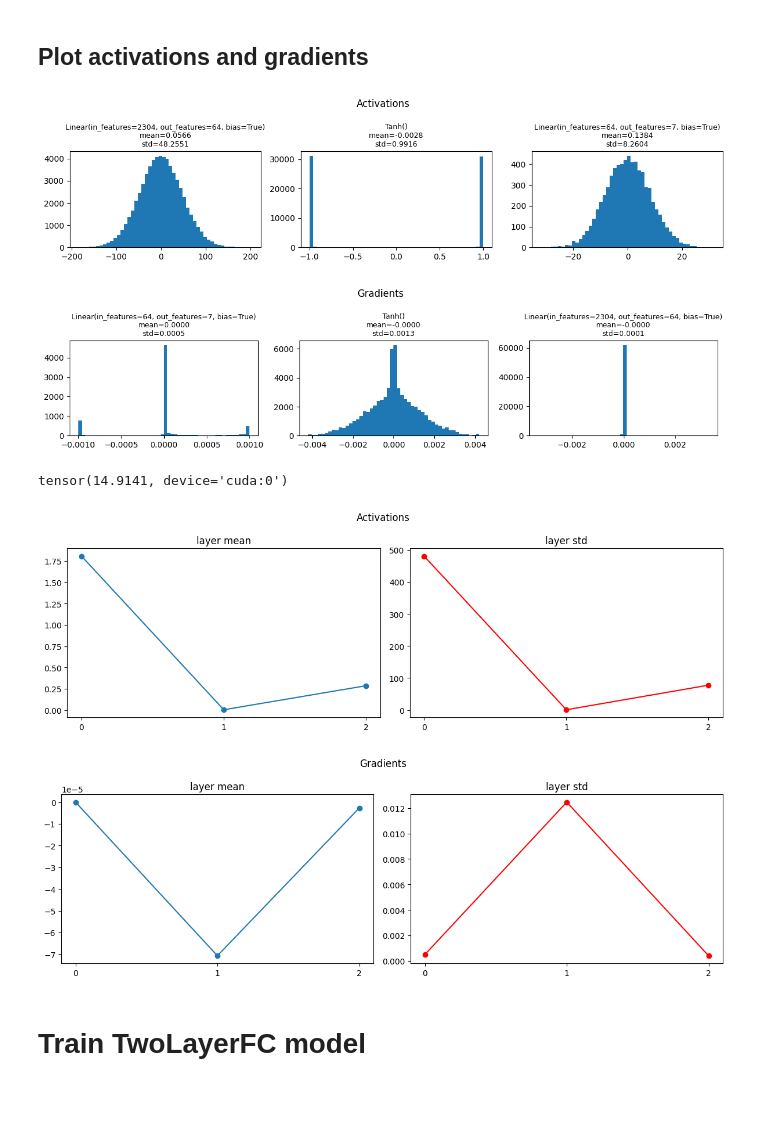
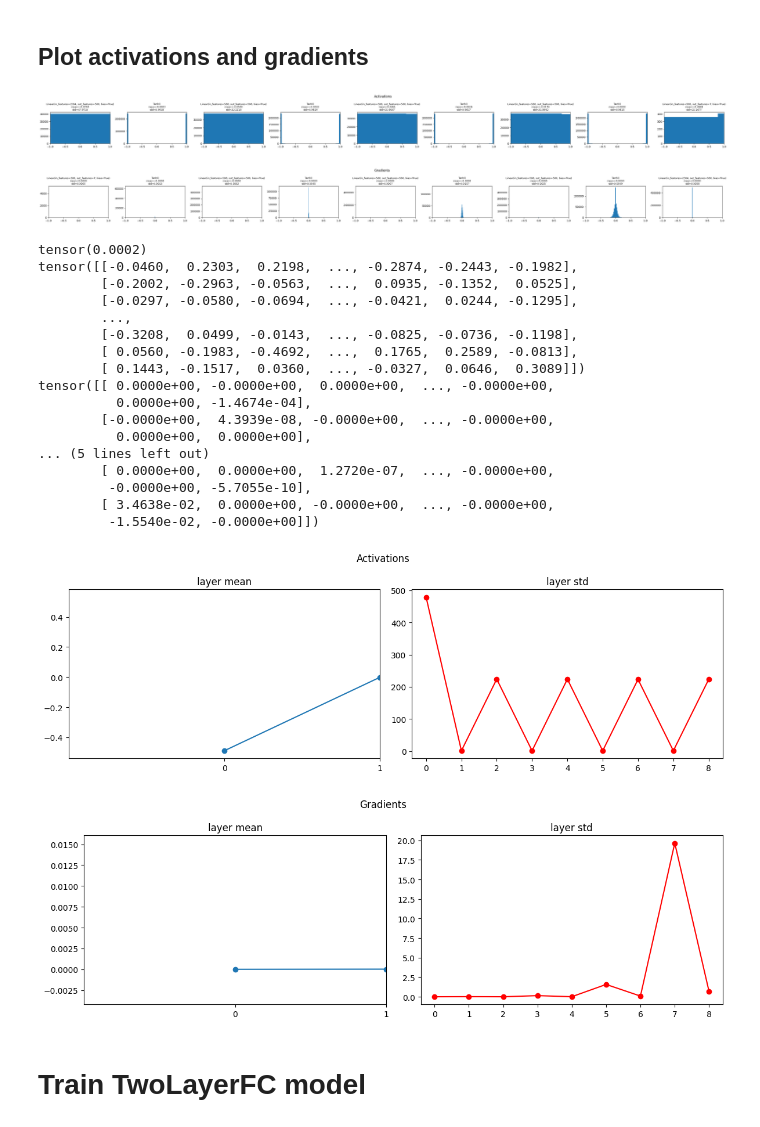
Before and after one commit to SandroBolkvadze/Facial-Expression-Recognition-Kaggle-Competition, a Jupyter notebook: facial-expression-recognition-02.ipynb, the cells around one changed output. Drawn from its saved outputs; the diff is of its cells as text; code cells hidden in the pictures; blank space fills up the shorter version.

```diff
--- a/facial-expression-recognition-02.ipynb
+++ b/facial-expression-recognition-02.ipynb
@@ -360,7 +362,7 @@ class MultiLayerFC(nn.Module):
       self.dropout = nn.Dropout(dropout_p)
 
     # Init weights & biases
-    weights_init = config.get('weight_init', partial(nn.init.kaiming_normal_, nonlinearity='relu'))
+    weights_init = config.get('weights_init', partial(nn.init.kaiming_normal_, nonlinearity='relu'))
 
     for fc_layer in self.fc_layers.values():
       weights_init(fc_layer.weight)
@@ -459,12 +461,12 @@ def get_gradient(layer_name, gradients):
 ## Attach hooks to model
 # %%
 # Create model
-model = TwoLayerFC(
-    48*48, 64, 7,
+model = MultiLayerFC(
+    48*48, [500, 500, 500, 500], 7,
     config={
         'activation': nn.Tanh,
-        'fc1_init': partial(nn.init.normal_, mean=0, std=1),
-        'fc2_init': partial(nn.init.normal_, mean=0, std=1),
+        'weights_init': partial(nn.init.normal_, mean=0, std=1),
+        # 'weights_init': partial(nn.init.xavier_normal_),
         # 'norm': nn.LayerNorm,
     },
 ).to(device)
@@ -482,6 +484,7 @@ hooks       = []
 
 for layer_name, layer in model.named_modules():
   if isinstance(layer, (nn.Linear, nn.ReLU, nn.Tanh, nn.Sigmoid, nn.LeakyReLU, nn.LayerNorm, nn.BatchNorm1d)):
+  # if isinstance(layer, (nn.ReLU, nn.Tanh, nn.Sigmoid, nn.LeakyReLU, nn.LayerNorm, nn.BatchNorm1d)):
     hooks.append(layer.register_forward_hook(get_activation(layer_name, activations)))
     hooks.append(layer.register_full_backward_hook(get_gradient(layer_name, gradients)))
 # %% [output]
@@ -520,25 +527,44 @@ for h in hooks:
 # %%
 def plot_histograms(data, title):
     n = len(data)
     fig, axes = plt.subplots(1, n, figsize=(n * 4, 3))
     if n == 1: axes = [axes]
 
     for ax, item in zip(axes, data):
         out = item['out']
         ax.hist(out.cpu().numpy().flatten(), bins=50)
         ax.set_title(f'{item["layer"]}\nmean={out.mean():.4f}\nstd={out.std():.4f}', fontsize=9)
+        ax.set_xlim(-1, 1)
 
     plt.suptitle(title)
     plt.tight_layout()
     plt.show()
 
 plot_histograms(activations, 'Activations')
 plot_histograms(gradients,   'Gradients')
-print(((gradients[-1]['out'].flatten() != 0).sum() / len(gradients[-1]['out'].flatten())) * 100)
+print(model.fc_layers['fc0'].weight.grad.mean())
+print(model.fc_layers['fc0'].weight.grad)
+print(gradients[-1]['out'])
 # %% [output]
-[figure, old version]
+[figure, new version]
-[figure, old version]
+[figure, new version]
-tensor(14.9141, device='cuda:0')
+tensor(0.0002)
+tensor([[-0.0460,  0.2303,  0.2198,  ..., -0.2874, -0.2443, -0.1982],
+        [-0.2002, -0.2963, -0.0563,  ...,  0.0935, -0.1352,  0.0525],
+        [-0.0297, -0.0580, -0.0694,  ..., -0.0421,  0.0244, -0.1295],
+        ...,
+        [-0.3208,  0.0499, -0.0143,  ..., -0.0825, -0.0736, -0.1198],
+        [ 0.0560, -0.1983, -0.4692,  ...,  0.1765,  0.2589, -0.0813],
+        [ 0.1443, -0.1517,  0.0360,  ..., -0.0327,  0.0646,  0.3089]])
+tensor([[ 0.0000e+00, -0.0000e+00,  0.0000e+00,  ..., -0.0000e+00,
+          0.0000e+00, -1.4674e-04],
+        [-0.0000e+00,  4.3939e-08, -0.0000e+00,  ..., -0.0000e+00,
+          0.0000e+00,  0.0000e+00],
+... (5 lines left out)
+        [ 0.0000e+00,  0.0000e+00,  1.2720e-07,  ..., -0.0000e+00,
+         -0.0000e+00, -5.7055e-10],
+        [ 3.4638e-02,  0.0000e+00, -0.0000e+00,  ..., -0.0000e+00,
+         -1.5540e-02, -0.0000e+00]])
 # %%
 def plot_mean_std(data, title):
   names = [d['layer'] for d in data]
@@ -550,10 +576,12 @@ def plot_mean_std(data, title):
   ax1.plot(means, marker='o')
   ax1.set_xticks(range(len(names)))
   ax1.set_title('layer mean')
+  ax1.set_xlim((-1, 1))
 
   ax2.plot(stds, marker='o', color='red')
   ax2.set_xticks(range(len(names)))
   ax2.set_title('layer std')
+  ax1.set_xlim((-1, 1))
 
   plt.suptitle(title)
   plt.tight_layout()
@@ -562,8 +590,8 @@ def plot_mean_std(data, title):
 plot_mean_std(activations, 'Activations')
 plot_mean_std(gradients,   'Gradients')
 # %% [output]
-[figure, old version]
+[figure, new version]
-[figure, old version]
+[figure, new version]
 # %% [markdown]
 # Train TwoLayerFC model
 # %% [markdown]
```
Also changed, not shown: parts of 8 cells of this notebook.
